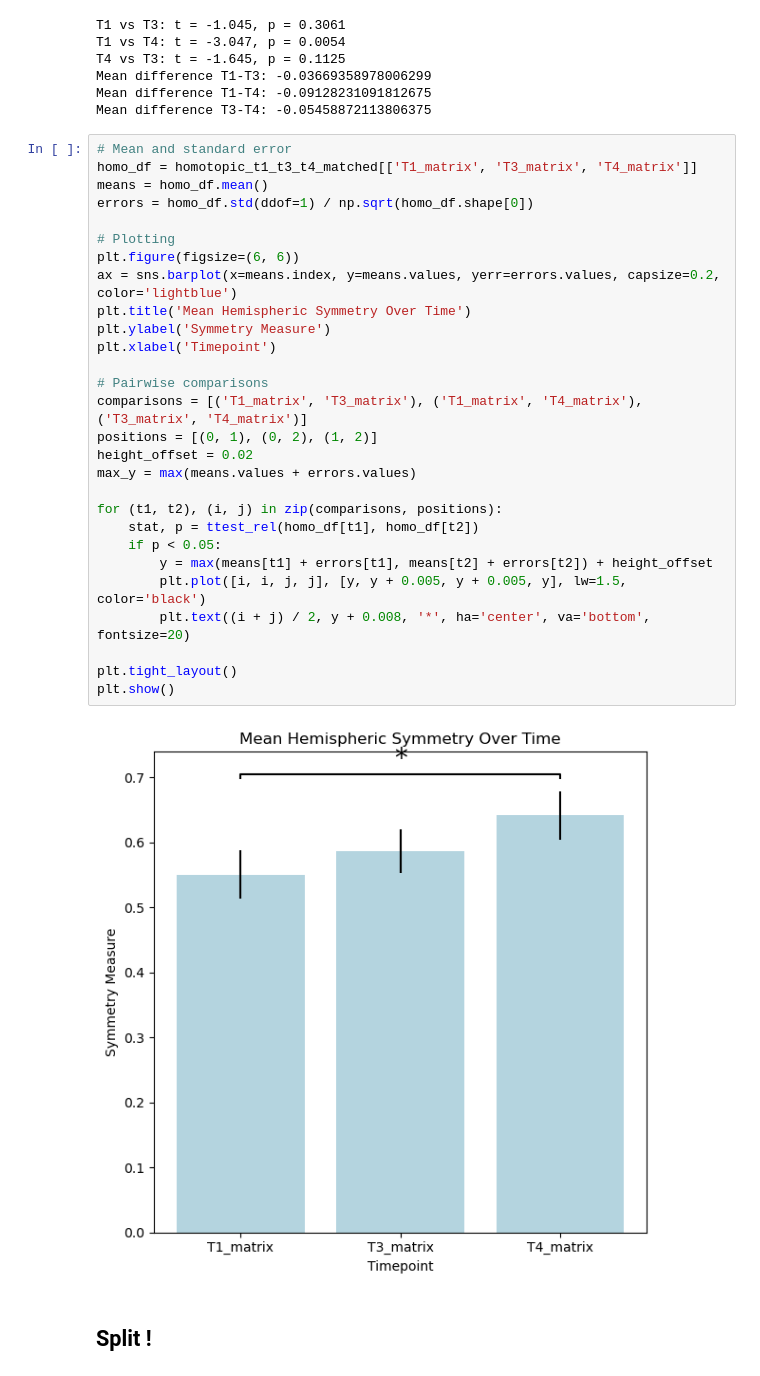
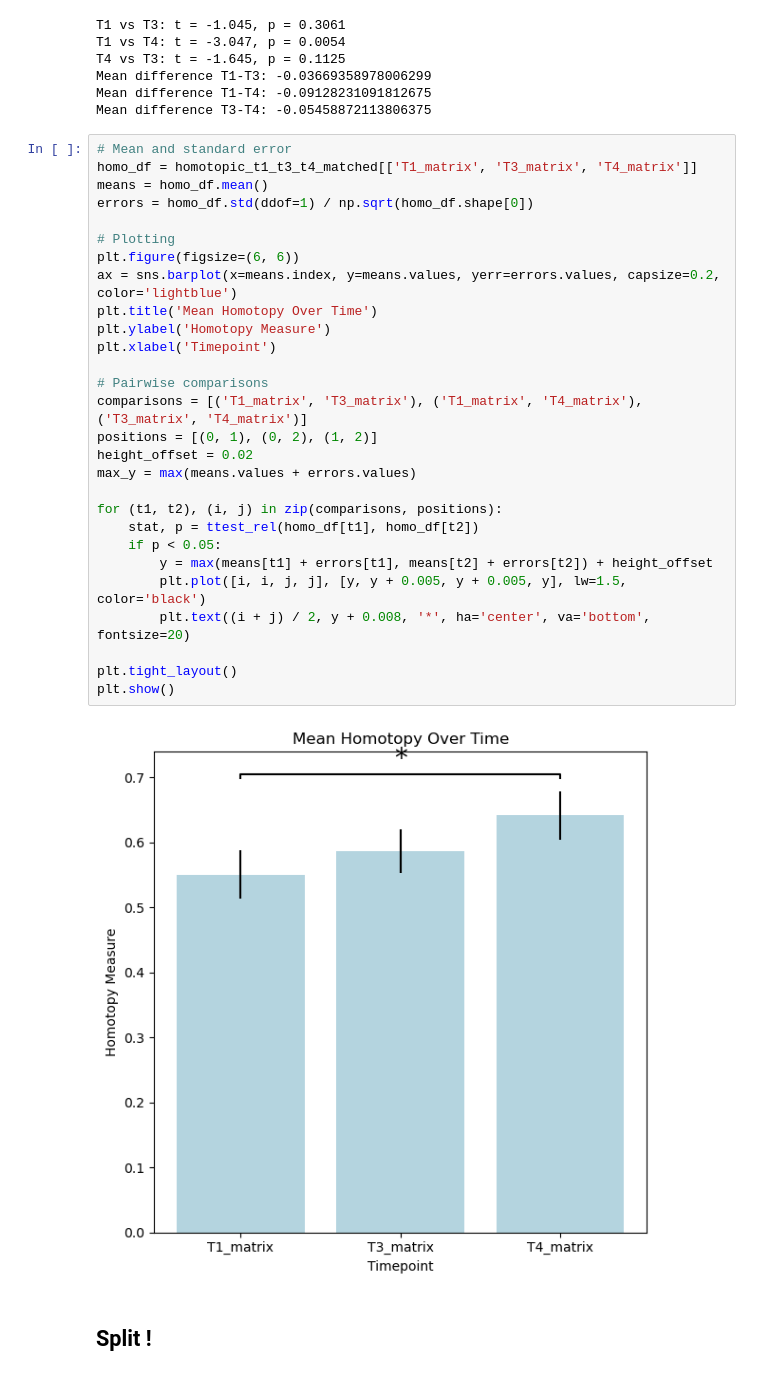
Before and after one commit to maylismlr/uphummel_MA4, a Jupyter notebook: longitudinal_anal.ipynb, the cells around one changed output. Cells and saved outputs as stored; diff of their text form.

```diff
--- a/longitudinal_anal.ipynb
+++ b/longitudinal_anal.ipynb
@@ -547,33 +523,33 @@ Mean difference T3-T4: -0.05458872113806375
 # %%
 # Mean and standard error
 homo_df = homotopic_t1_t3_t4_matched[['T1_matrix', 'T3_matrix', 'T4_matrix']]
 means = homo_df.mean()
 errors = homo_df.std(ddof=1) / np.sqrt(homo_df.shape[0])
 
 # Plotting
 plt.figure(figsize=(6, 6))
 ax = sns.barplot(x=means.index, y=means.values, yerr=errors.values, capsize=0.2, color='lightblue')
-plt.title('Mean Hemispheric Symmetry Over Time')
-plt.ylabel('Symmetry Measure')
+plt.title('Mean Homotopy Over Time')
+plt.ylabel('Homotopy Measure')
 plt.xlabel('Timepoint')
 
 # Pairwise comparisons
 comparisons = [('T1_matrix', 'T3_matrix'), ('T1_matrix', 'T4_matrix'), ('T3_matrix', 'T4_matrix')]
 positions = [(0, 1), (0, 2), (1, 2)]
 height_offset = 0.02
 max_y = max(means.values + errors.values)
 
 for (t1, t2), (i, j) in zip(comparisons, positions):
     stat, p = ttest_rel(homo_df[t1], homo_df[t2])
     if p < 0.05:
         y = max(means[t1] + errors[t1], means[t2] + errors[t2]) + height_offset
         plt.plot([i, i, j, j], [y, y + 0.005, y + 0.005, y], lw=1.5, color='black')
         plt.text((i + j) / 2, y + 0.008, '*', ha='center', va='bottom', fontsize=20)
 
 plt.tight_layout()
 plt.show()
 # %% [output]
-[figure, old version]
+[figure, new version]
 # %% [markdown]
 ## Split !
 # %% [markdown]
```
Also changed, not shown: parts of 51 cells of this notebook, 1 other file.
